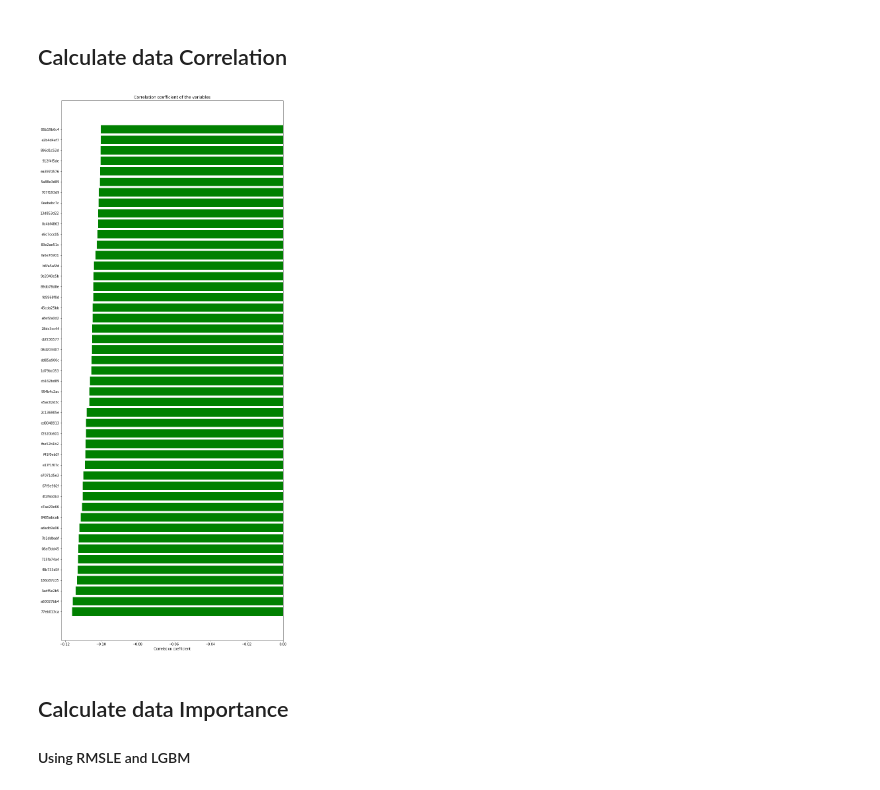
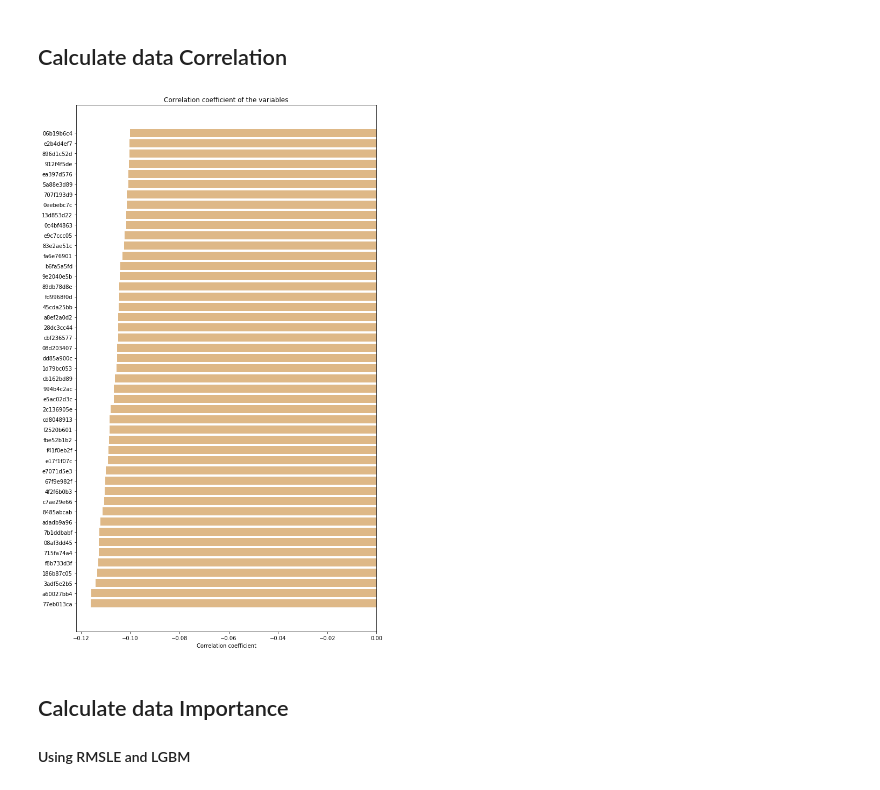
Before and after one commit to ykwen/kaggle_santander_value, a Jupyter notebook: data_analysis.ipynb, the cells around one changed output. Drawn from its saved outputs; the diff is of its cells as text; code cells hidden in the pictures.

```diff
--- a/data_analysis.ipynb
+++ b/data_analysis.ipynb
@@ -125,22 +125,22 @@ train = train[train.columns.drop(const_name)]
 # %%
 # Calculate spearman correlation between features and targets, plot and delete larger ones
 from scipy.stats import spearmanr
 
 correlation = [spearmanr(train['target'], train[c])[0] for c in train.columns.tolist()[2:]]
 corr = pd.DataFrame({'col_name': train.columns.tolist()[2:], 'col_values': correlation}).sort_values(by='col_values')
 
 corr = corr[(corr['col_values']>0.1) | (corr['col_values']<-0.1)]
 ind = np.arange(corr.shape[0])
 width = 0.9
-fig, ax = plt.subplots(figsize=(12,30))
-rects = ax.barh(ind, np.array(corr.col_values.values), color='g')
-ax.set_yticks(ind)
-ax.set_yticklabels(corr.col_name.values, rotation='horizontal')
-ax.set_xlabel("Correlation coefficient")
-ax.set_title("Correlation coefficient of the variables")
+fig, axes = plt.subplots(figsize=(10,18))
+rects = axes.barh(ind, np.array(corr.col_values.values), color='burlywood')
+axes.set_yticks(ind)
+axes.set_yticklabels(corr.col_name.values, rotation='horizontal')
+axes.set_xlabel("Correlation coefficient")
+axes.set_title("Correlation coefficient of the variables")
 plt.show()
 # %% [output]
-[figure, old version]
+[figure, new version]
 # %%
 train = train[train.columns.drop(corr.col_name.tolist())]
 # %% [markdown]
```
Also changed, not shown: parts of 11 cells of this notebook, 2 other files.
